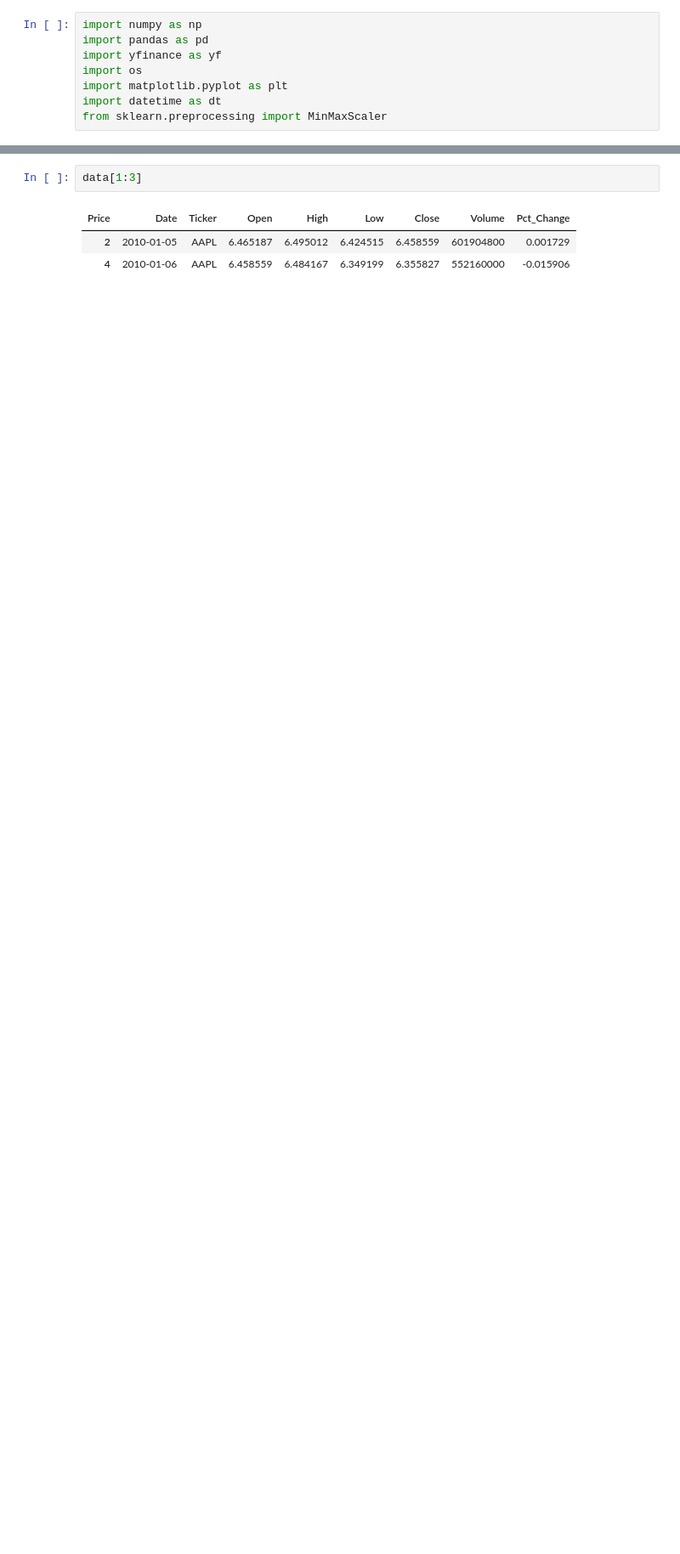
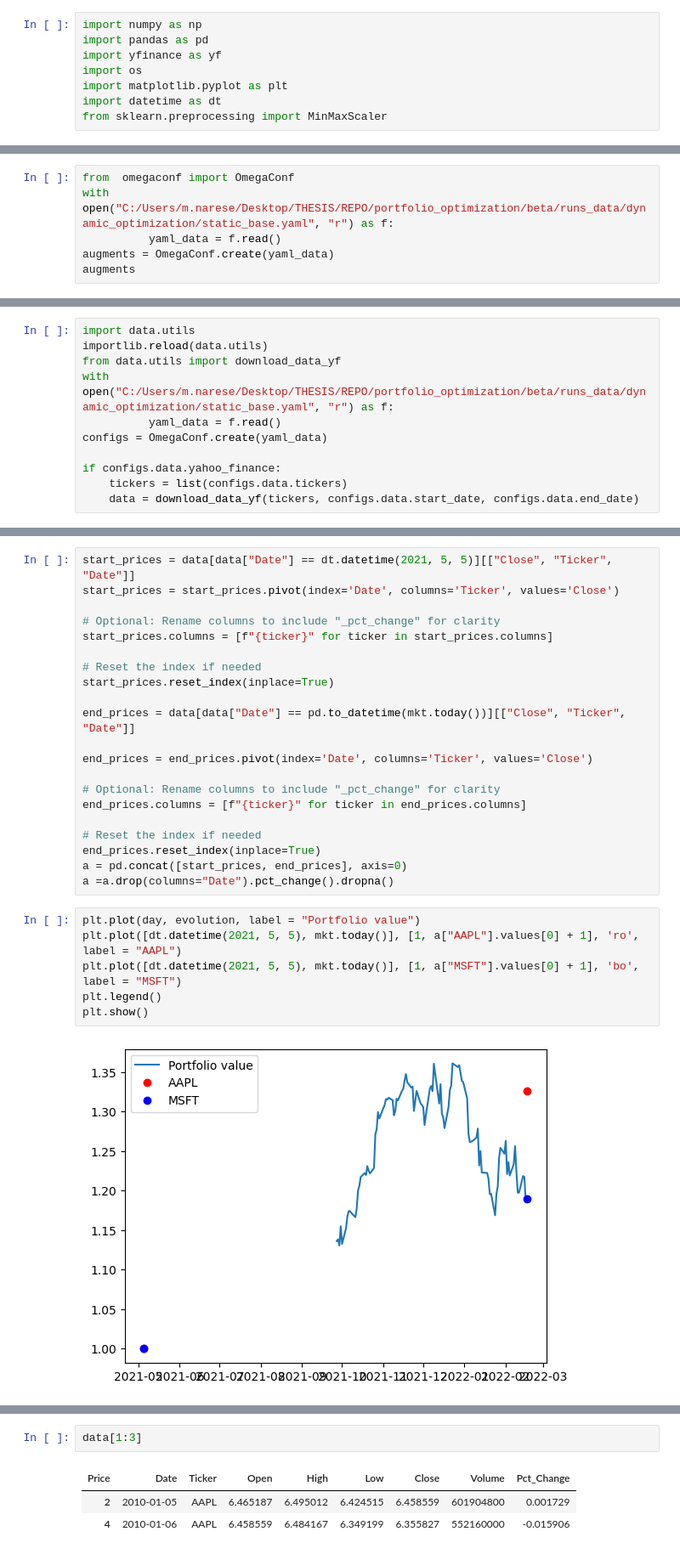
Before and after one commit to mitchchessnoob/portfolio_optimization, a Jupyter notebook: beta/testing.ipynb, the cells around one changed output, grey strips where cells are left out. Shown at 85% size. Cells and saved outputs as stored; diff of their text form; blank space fills up the shorter version.

```diff
--- a/beta/testing.ipynb
+++ b/beta/testing.ipynb
@@ -26,0 +41,6 @@ AttributeError: 'Market' object has no attribute 'today'
+# %%
+from  omegaconf import OmegaConf
+with open("C:/Users/m.narese/Desktop/THESIS/REPO/portfolio_optimization/beta/runs_data/dynamic_optimization/static_base.yaml", "r") as f:
+          yaml_data = f.read()
+augments = OmegaConf.create(yaml_data)
+augments
@@ -26,0 +79,11 @@ AttributeError: 'Market' object has no attribute 'today'
+# %%
+import data.utils
+importlib.reload(data.utils)
+from data.utils import download_data_yf
+with open("C:/Users/m.narese/Desktop/THESIS/REPO/portfolio_optimization/beta/runs_data/dynamic_optimization/static_base.yaml", "r") as f:
+          yaml_data = f.read()
+configs = OmegaConf.create(yaml_data)
+
+if configs.data.yahoo_finance:
+    tickers = list(configs.data.tickers)
+    data = download_data_yf(tickers, configs.data.start_date, configs.data.end_date)
@@ -27,3 +150,32 @@ AttributeError: 'Market' object has no attribute 'today'
+# %%
+start_prices = data[data["Date"] == dt.datetime(2021, 5, 5)][["Close", "Ticker", "Date"]]
+start_prices = start_prices.pivot(index='Date', columns='Ticker', values='Close')
+
+# Optional: Rename columns to include "_pct_change" for clarity
+start_prices.columns = [f"{ticker}" for ticker in start_prices.columns]
+
+# Reset the index if needed
+start_prices.reset_index(inplace=True)
+
+end_prices = data[data["Date"] == pd.to_datetime(mkt.today())][["Close", "Ticker", "Date"]]
+
+end_prices = end_prices.pivot(index='Date', columns='Ticker', values='Close')
+
+# Optional: Rename columns to include "_pct_change" for clarity
+end_prices.columns = [f"{ticker}" for ticker in end_prices.columns]
+
+# Reset the index if needed
+end_prices.reset_index(inplace=True)
+a = pd.concat([start_prices, end_prices], axis=0)
+a =a.drop(columns="Date").pct_change().dropna()
+# %%
+plt.plot(day, evolution, label = "Portfolio value")
+plt.plot([dt.datetime(2021, 5, 5), mkt.today()], [1, a["AAPL"].values[0] + 1], 'ro', label = "AAPL")
+plt.plot([dt.datetime(2021, 5, 5), mkt.today()], [1, a["MSFT"].values[0] + 1], 'bo', label = "MSFT")
+plt.legend()
+plt.show()
+# %% [output]
+[figure, added]
 # %%
 
 
```
Also changed, not shown: parts of 8 cells of this notebook, 5 other files.
